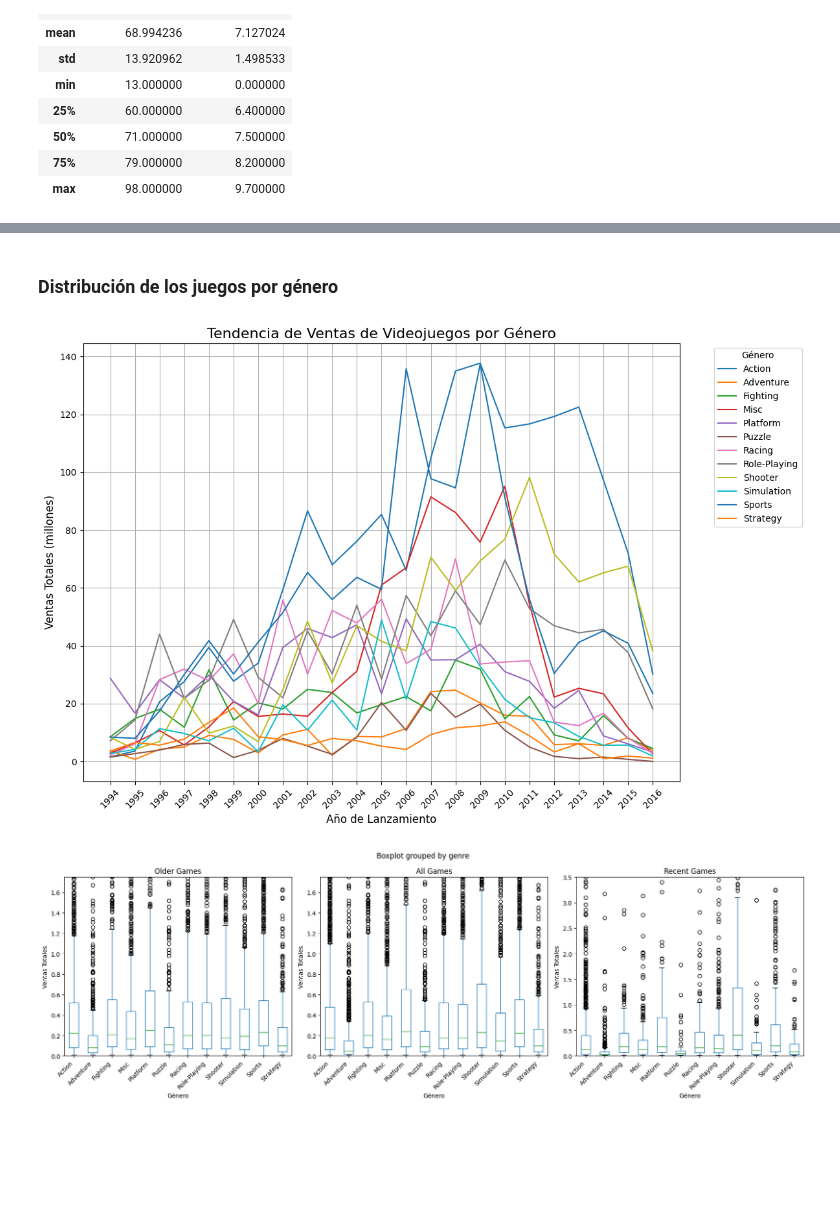
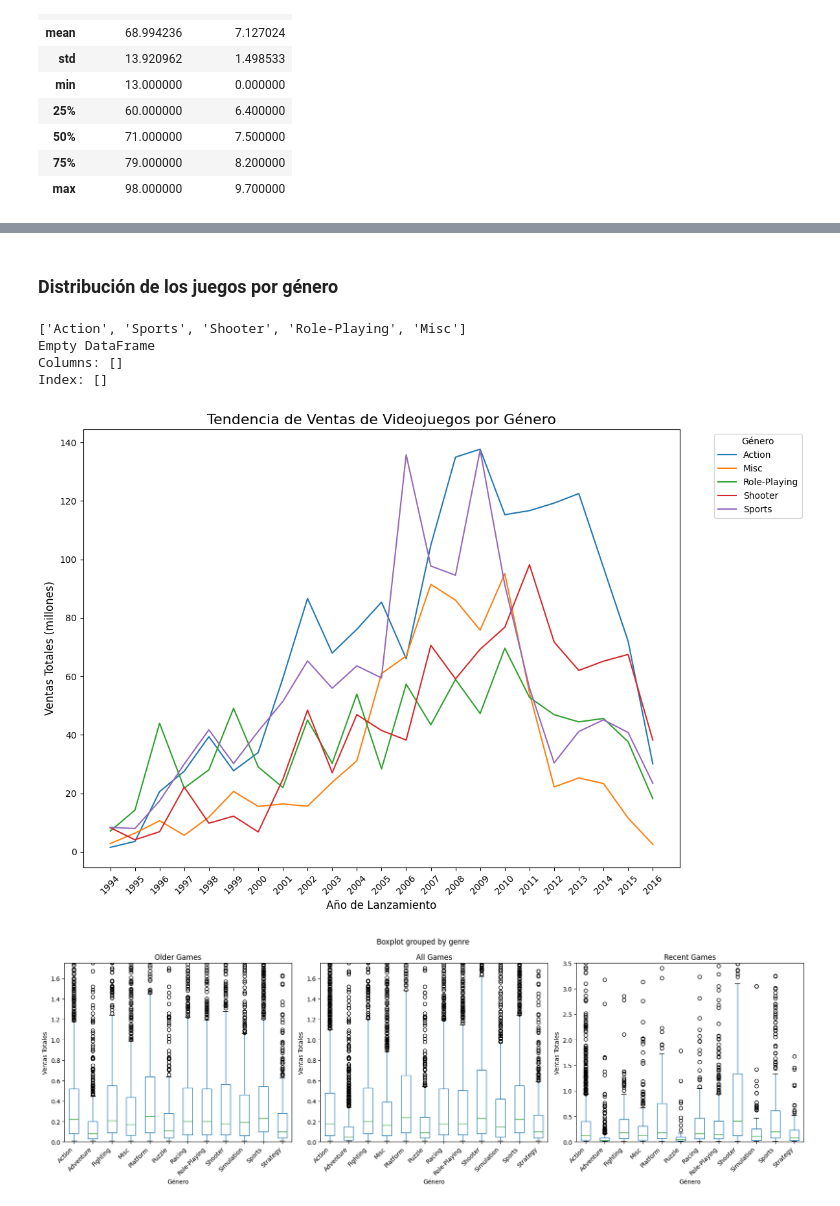
Before and after one commit to enzolozag/videogames_ttp, a Jupyter notebook: notebooks/videogames.ipynb, the cells around one changed output, grey strips where cells are left out. Cells and saved outputs as stored; diff of their text form; code cells hidden in the pictures; blank space fills up the shorter version.

```diff
--- a/notebooks/videogames.ipynb
+++ b/notebooks/videogames.ipynb
@@ -276,0 +343,37 @@ games['user_score'] = games['user_score'].fillna('not_rated')
+# %%
+# Crea DF con nombres de Consoles + Compañías productoras + Tipos de dispositivos para referenciar
+
+platform = [
+    'Wii', 'NES', 'GB', 'DS', 'X360', 'PS3', 'PS2', 'SNES', 'GBA', 'PS4', '3DS', 'N64',
+    'PS', 'XB', 'PC', '2600', 'PSP', 'XOne', 'WiiU', 'GC', 'GEN', 'DC', 'PSV', 'SAT',
+    'SCD', 'WS', 'NG', 'TG16', '3DO', 'GG', 'PCFX'
+]
+
+producer = [
+    'Nintendo', 'Nintendo', 'Nintendo', 'Nintendo', 'Microsoft', 'Sony', 'Sony', 'Nintendo',
+    'Nintendo', 'Sony', 'Nintendo', 'Nintendo', 'Sony', 'Microsoft', 'Others', 'Atari',
+    'Sony', 'Microsoft', 'Nintendo', 'Nintendo', 'Sega', 'Sega', 'Sony', 'Sega',
+    'Sega', 'Bandai', 'SNK', 'NEC', 'Panasonic', 'Sega', 'NEC'
+]
+
+
+device_type = [
+    'Console', 'Console', 'Handheld', 'Handheld', 'Console', 'Console', 'Console', 'Console',
+    'Handheld', 'Console', 'Handheld', 'Console', 'Console', 'Console', 'Console', 'Console',
+    'Handheld', 'Console', 'Console', 'Console', 'Console', 'Console', 'Handheld', 'Console',
+    'Console', 'Handheld', 'Handheld', 'Console', 'Console', 'Handheld', 'Console'
+]
+
+# Crear un DataFrame de plataformas con producer y device_type
+platform_df = pd.DataFrame({
+    'platform': platform,
+    'producer': producer,
+    'device_type': device_type
+})
+
+
+# Unir el DataFrame de plataformas con el DataFrame de juegos
+games = games.merge(platform_df, on='platform', how='left')
+
+# muestra del DF
+print(games.head())
@@ -726,45 +858,49 @@ plt.show()
 # %% [markdown]
-### Distribución de los juegos por género
+### Distribución de los juegos por género <a class="anchor" id="genre"></a>
 # %%
 # Guarda una lista con los géneros más rentables
 top_sales_genres = list(games.groupby('genre')['total_sales'].sum().sort_values(ascending=False).head(5).index)
+print(top_sales_genres)
 
 # Filtra el DF con juegos lanzados después del 2010
 recent_games = games.query('year_of_release > 2010')
 
 # Filtra el DF con juegos lanzados antes del 2010
 older_games = games.query('year_of_release < 2010')
+# %% [output]
+['Action', 'Sports', 'Shooter', 'Role-Playing', 'Misc']
+Empty DataFrame
+Columns: []
+Index: []
 # %%
 # Crear una tabla pivote con ventas totales por año y género
-pivot_sales_genre = games.pivot_table(
+pivot_sales_genre = games[games['genre'].isin(top_sales_genres)].pivot_table(
     index='year_of_release',
     columns='genre',
     values='total_sales',
-    aggfunc='sum'
-)
+    aggfunc='sum')
 
 # Configurar la figura y los ejes
 fig, ax = plt.subplots(figsize=(12, 8))
 
 # Generar un gráfico de línea para cada género
 for genre in pivot_sales_genre.columns:
     ax.plot(pivot_sales_genre.index, pivot_sales_genre[genre], label=genre)
 
 # Configurar el título, etiquetas y leyenda
 ax.set_title('Tendencia de Ventas de Videojuegos por Género', fontsize=16)
 ax.set_xlabel('Año de Lanzamiento', fontsize=12)
 ax.set_ylabel('Ventas Totales (millones)', fontsize=12)
 ax.legend(title='Género', bbox_to_anchor=(1.05, 1), loc='upper left')
 
 # Mejorar el formato del eje X (años)
 plt.xticks(pivot_sales_genre.index, rotation=45)
 
 # Mostrar el gráfico
-plt.grid(True)
 plt.tight_layout()
 plt.show()
 # %% [output]
-[figure, old version]
+[figure, new version]
 # %%
 # Configurar la figura con 3 subplots en una fila
 fig, axes = plt.subplots(ncols=3, figsize=(18, 6))
```
Also changed, not shown: parts of 105 cells of this notebook.
